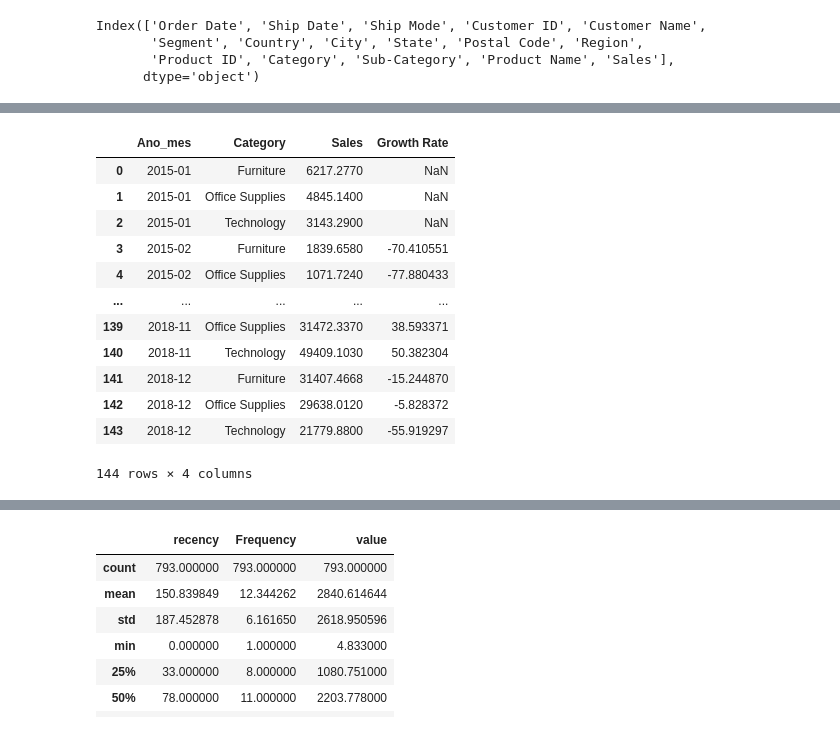
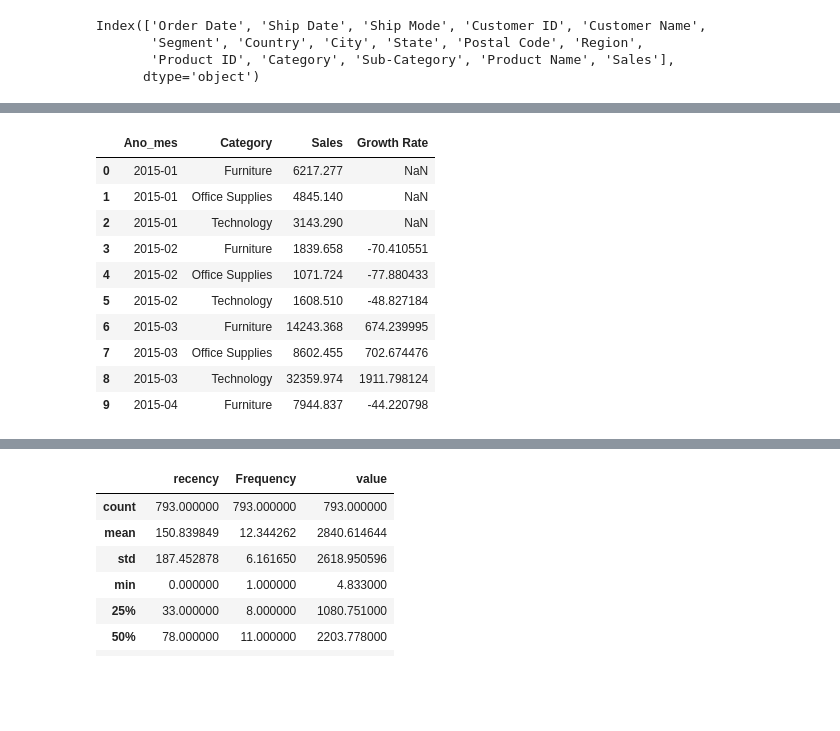
Before and after one commit to DataEtnos/EDA---DADOS-LOJA-ELETRO-ELETRONICOS, a Jupyter notebook: EDA_DADOS_LOJA_ELETRO_ELETRONICOS.ipynb, the cells around one changed output, grey strips where cells are left out. Cells and saved outputs as stored; diff of their text form; code cells hidden in the pictures; blank space fills up the shorter version.

```diff
--- a/EDA_DADOS_LOJA_ELETRO_ELETRONICOS.ipynb
+++ b/EDA_DADOS_LOJA_ELETRO_ELETRONICOS.ipynb
@@ -340,21 +358,19 @@ vendas_mensais
 # %%
 vendas_mensais_categoria = df.groupby([df['Ano_mes'], 'Category'])['Sales'].sum().reset_index()
 vendas_mensais_categoria['Growth Rate'] = vendas_mensais_categoria.groupby('Category')['Sales'].pct_change() * 100
-vendas_mensais_categoria
+vendas_mensais_categoria.head(10)
 # %% [output]
 |  | Ano_mes | Category | Sales | Growth Rate |
-| 0 | 2015-01 | Furniture | 6217.2770 | NaN |
-| 1 | 2015-01 | Office Supplies | 4845.1400 | NaN |
-| 2 | 2015-01 | Technology | 3143.2900 | NaN |
-| 3 | 2015-02 | Furniture | 1839.6580 | -70.410551 |
-| 4 | 2015-02 | Office Supplies | 1071.7240 | -77.880433 |
-| ... | ... | ... | ... | ... |
-| 139 | 2018-11 | Office Supplies | 31472.3370 | 38.593371 |
-| 140 | 2018-11 | Technology | 49409.1030 | 50.382304 |
-| 141 | 2018-12 | Furniture | 31407.4668 | -15.244870 |
-| 142 | 2018-12 | Office Supplies | 29638.0120 | -5.828372 |
-| 143 | 2018-12 | Technology | 21779.8800 | -55.919297 |
+| 0 | 2015-01 | Furniture | 6217.277 | NaN |
+| 1 | 2015-01 | Office Supplies | 4845.140 | NaN |
+| 2 | 2015-01 | Technology | 3143.290 | NaN |
+| 3 | 2015-02 | Furniture | 1839.658 | -70.410551 |
+| 4 | 2015-02 | Office Supplies | 1071.724 | -77.880433 |
+| 5 | 2015-02 | Technology | 1608.510 | -48.827184 |
+| 6 | 2015-03 | Furniture | 14243.368 | 674.239995 |
+| 7 | 2015-03 | Office Supplies | 8602.455 | 702.674476 |
+| 8 | 2015-03 | Technology | 32359.974 | 1911.798124 |
+| 9 | 2015-04 | Furniture | 7944.837 | -44.220798 |
-144 rows × 4 columns
 # %%
 fig = go.Figure()
 
```
Also changed, not shown: parts of 19 cells of this notebook.
